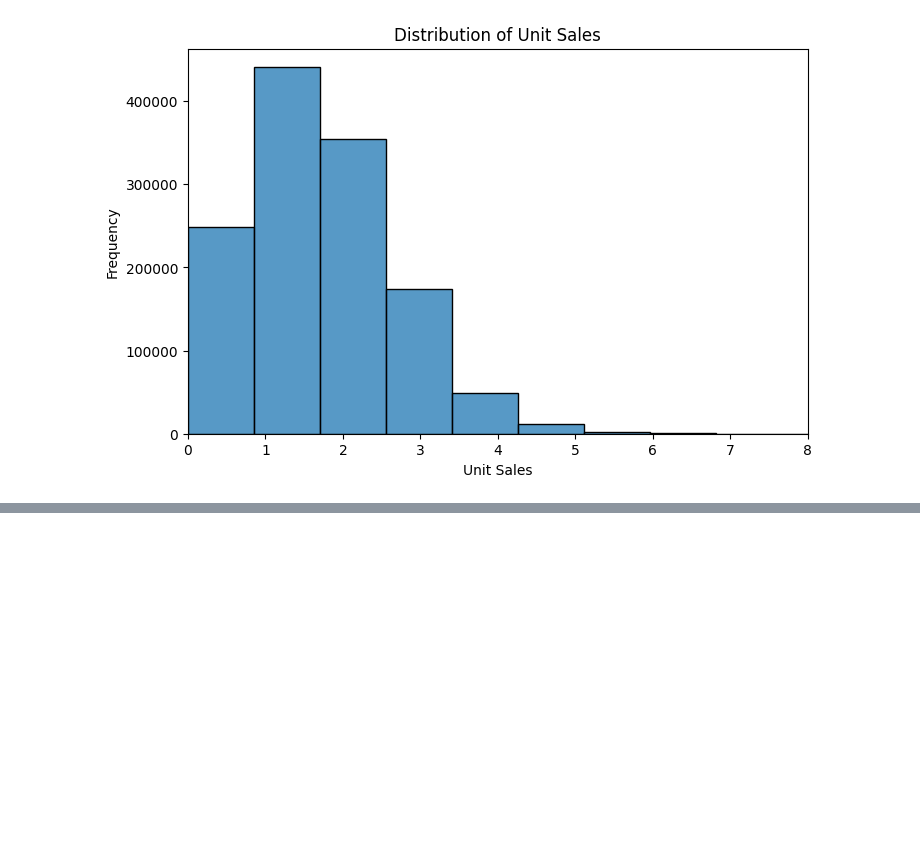
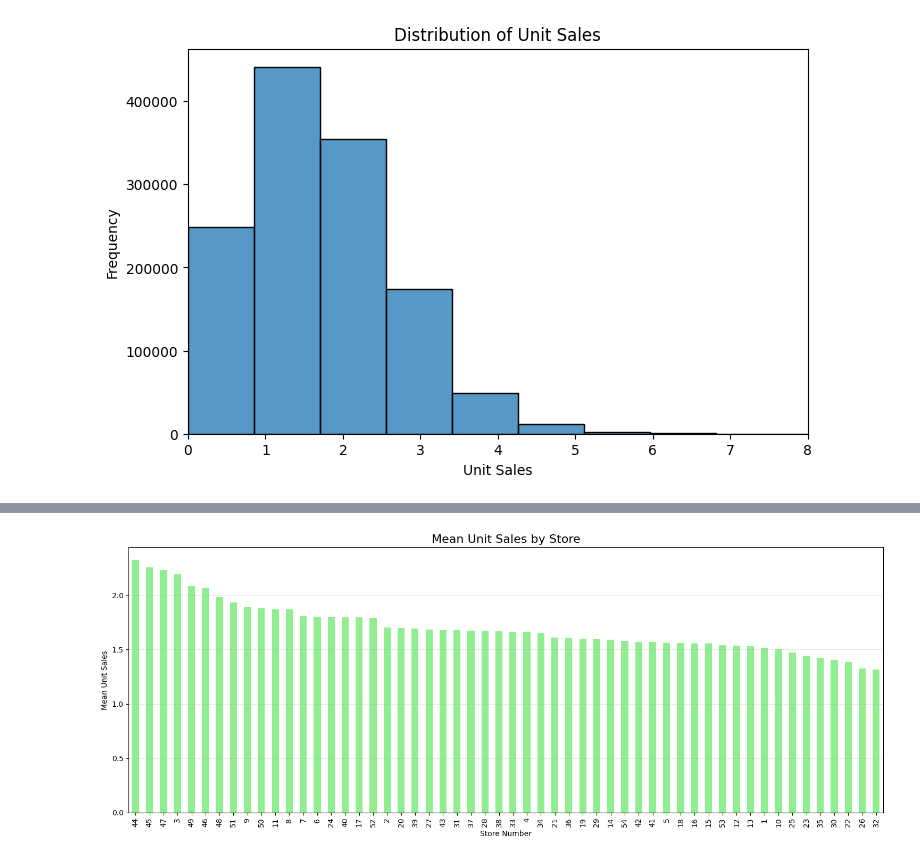
Before and after one commit to apa0/grocery-sales-forecasting, a Jupyter notebook: scripts/eda_visuals.ipynb, the cells around one changed output, grey strips where cells are left out. Saved outputs shown, nothing was run; the diff lists cells and outputs as text; code cells hidden in the pictures; blank space fills up the shorter version.

```diff
--- a/scripts/eda_visuals.ipynb
+++ b/scripts/eda_visuals.ipynb
@@ -349,0 +382,14 @@ plt.show()
+# %%
+# Comparing mean sales based on store
+store_mean_sales = df_combined_final.groupby('store_nbr')['unit_sales'].mean().sort_values(ascending=False)
+
+plt.figure(figsize=(15, 6))
+store_mean_sales.plot(kind='bar', color='lightgreen')
+plt.title("Mean Unit Sales by Store", fontsize=16)
+plt.xlabel("Store Number")
+plt.ylabel("Mean Unit Sales")
+plt.grid(True, alpha=0.3, axis='y')
+plt.tight_layout()
+plt.show()
+# %% [output]
+[figure, added]
```
Also changed, not shown: parts of 7 cells of this notebook.
